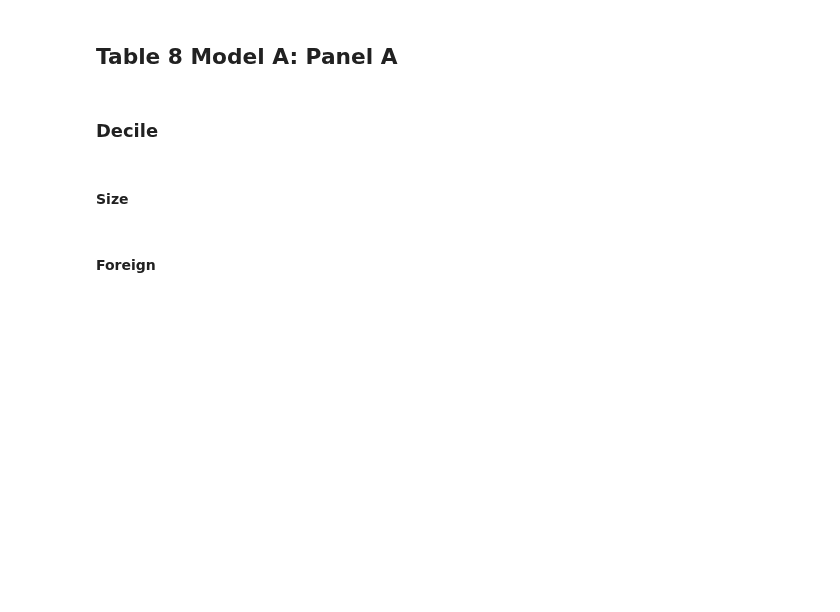
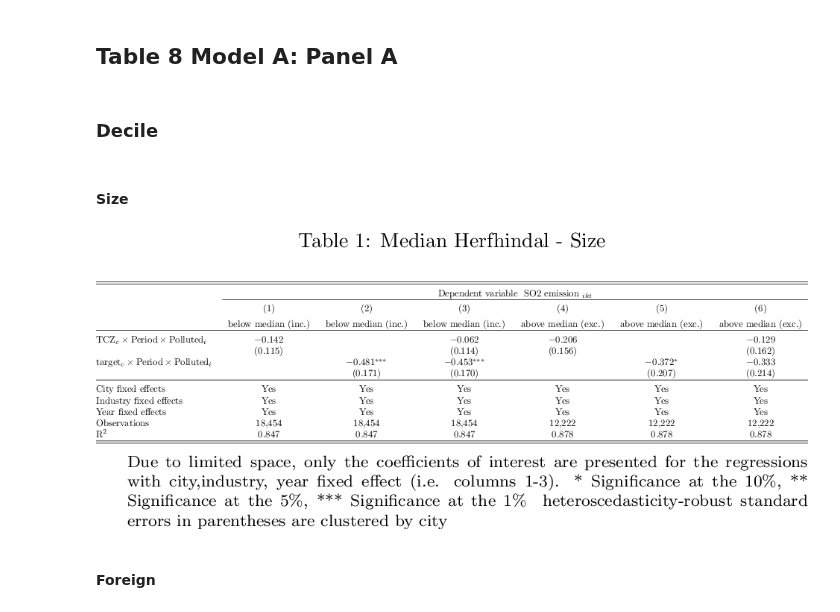
Before and after one commit to thomaspernet/SBC_pollution_China, a Jupyter notebook: Data_analysis/02_analysis_model_A/08_SBC_pollution_China_Revision_New_tables_i.ipynb, the cells around one changed output. Saved outputs shown, nothing was run; the diff lists cells and outputs as text; code cells hidden in the pictures; blank space fills up the shorter version.

Commit message:
compute deciles with current table

```diff
--- a/Data_analysis/02_analysis_model_A/08_SBC_pollution_China_Revision_New_tables_i.ipynb
+++ b/Data_analysis/02_analysis_model_A/08_SBC_pollution_China_Revision_New_tables_i.ipynb
@@ -64,3 +112,5 @@ df_final.head()
+# %%
+list_industry = df_final['industry'].to_list()
 # %%
 options(warn=-1)
 library(tidyverse)
@@ -522,19 +674,29 @@ df_final_SOE <- df_final_SOE %>%
 %put df_final_FOREIGN --to R
 df_final_FOREIGN = (df_final.merge(
     df_share_foreign,
+    on = ['industry'],
     how = 'left',
-    on = ['industry'],
     indicator = True
 )
-                #.assign(
-                #    rank_share_output_ci= lambda x:
-                #    x['rank_share_output_i'].fillna(0),
-                #    rank_share_capital_ci= lambda x:
-                #    x['rank_share_output_i'].fillna(0),
-                #    rank_share_employement_ci= lambda x:
-                #    x['rank_share_output_i'].fillna(0),
-                #)
+                .assign(
+                       output = lambda x:
+                           pd.qcut(x['share_output_io'],10, labels=False),
+                       capital = lambda x:
+                           pd.qcut(x['share_fa_net_io'],10, labels=False),
+                       employment = lambda x:
+                           pd.qcut(x['share_employement_io'],10, labels=False),
+                       )
 
 )
 for i in ['output', 'capital', 'employment']:
-    print(df_final_FOREIGN[i].value_counts())
+    if i == 'output':
+        v = 'share_output_io'
+    elif i =='capital':
+        v = 'share_fa_net_io'
+    else:
+        v = 'share_employement_io'
+    print('Median: {}'.format(df_final_FOREIGN[v].median()))
+    print(pd.qcut(df_final_FOREIGN[v],
+        10).drop_duplicates().sort_values().reset_index(drop = True))
+
+    print(df_final_FOREIGN[i].value_counts().sort_index())
@@ -609,21 +827,24 @@ table_1 <- go_latex(l,
 # %%
 import os
-decile=['& inf decile .3', ' inf decile .3', 'sup decile .7', ' sup decile .7']
+decile=['& below median (inc.)', 'below median (inc.)', 'below median (inc.)',
+        'above median (exc.)', 'above median (exc.)', 'above median (exc.)']
 
 tb = """\\footnotesize{
 Due to limited space, only the coefficients of interest are presented
 for the regressions with city,industry, year fixed effect (i.e. columns 1-3).
 \sym{*} Significance at the 10\%, \sym{**} Significance at the 5\%, \sym{***} Significance at the 1\% \\
 heteroscedasticity-robust standard errors in parentheses are clustered by city
 }
 """
 lb.beautify(table_number = 1,
             remove_control= True,
             constraint = False,
             city_industry = False,
             new_row = decile,
             table_nte =tb,
            jupyter_preview = True,
-           resolution = 150)
+           resolution = 200)
+# %% [output]
+[figure, added]
 # %% [markdown]
 #### Foreign
```
Also changed, not shown: parts of 59 cells of this notebook, 1 other file.
